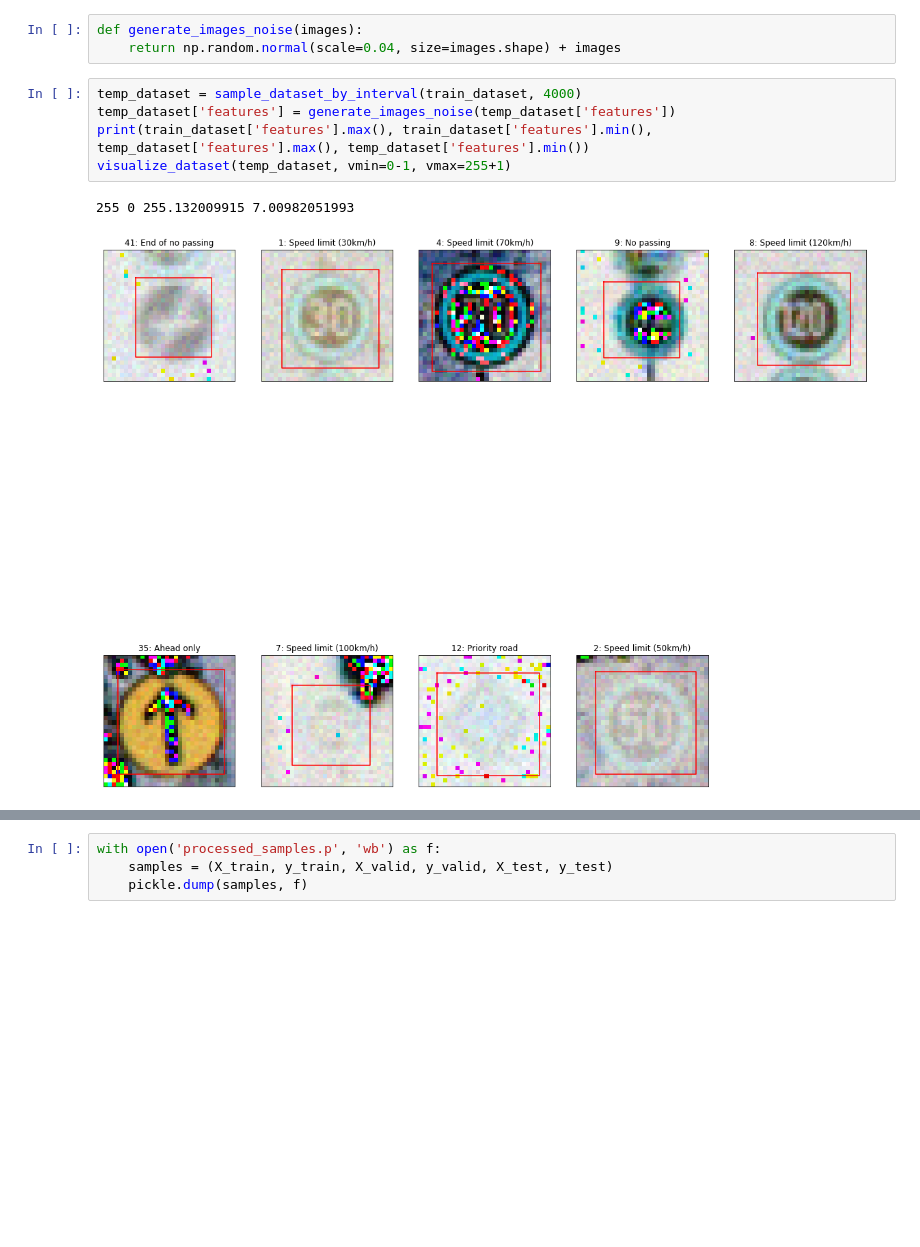
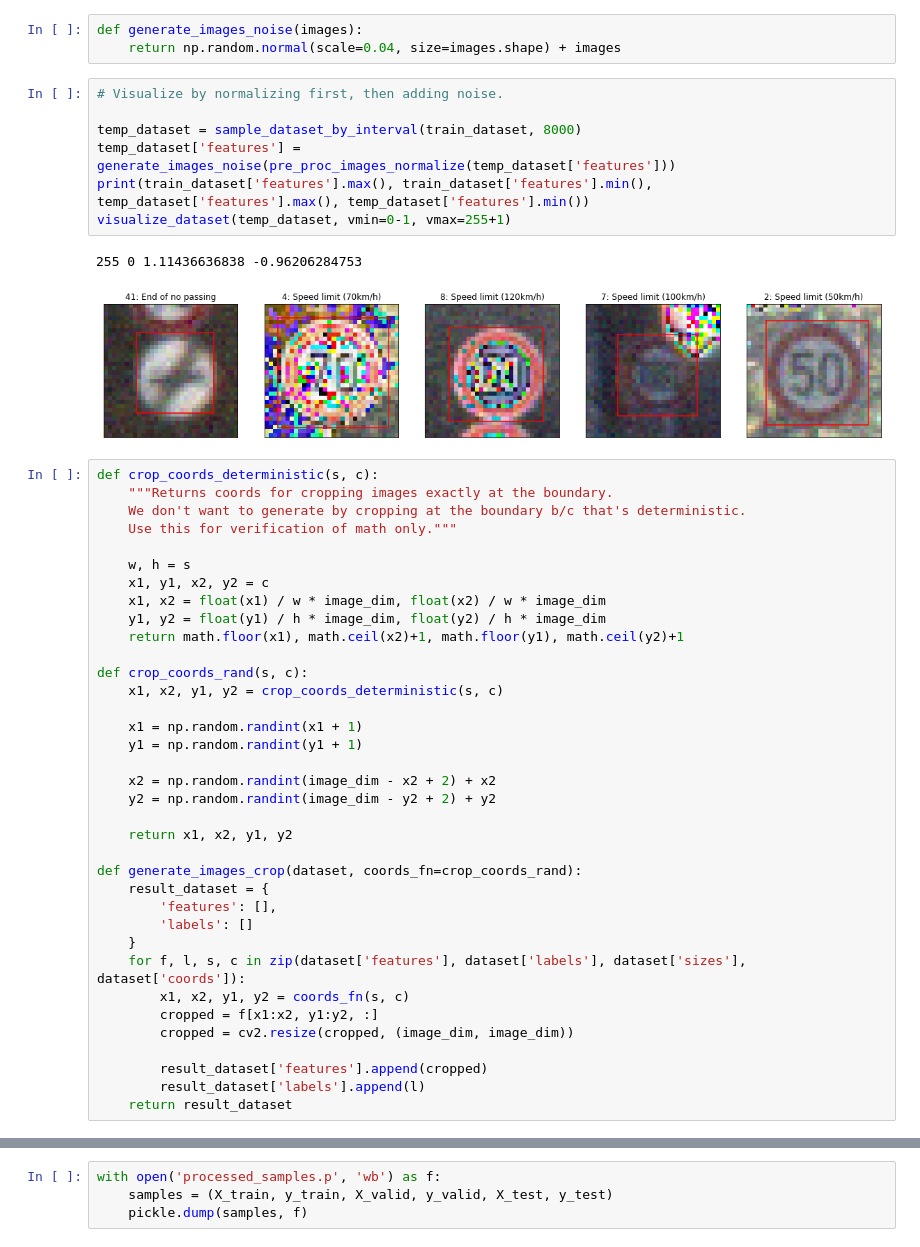
Before and after one commit to ysono/CarND-T1P2-Traffic-Sign-Classifier-Project, a Jupyter notebook: Traffic_Sign_Classifier.ipynb, the cells around one changed output, grey strips where cells are left out. Drawn from its saved outputs; the diff is of its cells as text; blank space fills up the shorter version.

```diff
--- a/Traffic_Sign_Classifier.ipynb
+++ b/Traffic_Sign_Classifier.ipynb
@@ -211,10 +219,48 @@ visualize_dataset(temp_dataset, vmin=-1.0, vmax=1.0)
 def generate_images_noise(images):
     return np.random.normal(scale=0.04, size=images.shape) + images
 # %%
-temp_dataset = sample_dataset_by_interval(train_dataset, 4000)
-temp_dataset['features'] = generate_images_noise(temp_dataset['features'])
+# Visualize by normalizing first, then adding noise.
+
+temp_dataset = sample_dataset_by_interval(train_dataset, 8000)
+temp_dataset['features'] = generate_images_noise(pre_proc_images_normalize(temp_dataset['features']))
 print(train_dataset['features'].max(), train_dataset['features'].min(), temp_dataset['features'].max(), temp_dataset['features'].min())
 visualize_dataset(temp_dataset, vmin=0-1, vmax=255+1)
 # %% [output]
-255 0 255.132009915 7.00982051993
+255 0 1.11436636838 -0.96206284753
-[figure, old version]
+[figure, new version]
+# %%
+def crop_coords_deterministic(s, c):
+    """Returns coords for cropping images exactly at the boundary.
+    We don't want to generate by cropping at the boundary b/c that's deterministic.
+    Use this for verification of math only."""
+
+    w, h = s
+    x1, y1, x2, y2 = c
+    x1, x2 = float(x1) / w * image_dim, float(x2) / w * image_dim
+    y1, y2 = float(y1) / h * image_dim, float(y2) / h * image_dim
+    return math.floor(x1), math.ceil(x2)+1, math.floor(y1), math.ceil(y2)+1
+
+def crop_coords_rand(s, c):
+    x1, x2, y1, y2 = crop_coords_deterministic(s, c)
+
+    x1 = np.random.randint(x1 + 1)
+    y1 = np.random.randint(y1 + 1)
+
+    x2 = np.random.randint(image_dim - x2 + 2) + x2
+    y2 = np.random.randint(image_dim - y2 + 2) + y2
+
+    return x1, x2, y1, y2
+
+def generate_images_crop(dataset, coords_fn=crop_coords_rand):
+    result_dataset = {
+        'features': [],
+        'labels': []
+    }
+    for f, l, s, c in zip(dataset['features'], dataset['labels'], dataset['sizes'], dataset['coords']):
+        x1, x2, y1, y2 = coords_fn(s, c)
+        cropped = f[x1:x2, y1:y2, :]
+        cropped = cv2.resize(cropped, (image_dim, image_dim))
+
+        result_dataset['features'].append(cropped)
+        result_dataset['labels'].append(l)
+    return result_dataset
```
Also changed, not shown: parts of 25 cells of this notebook.
